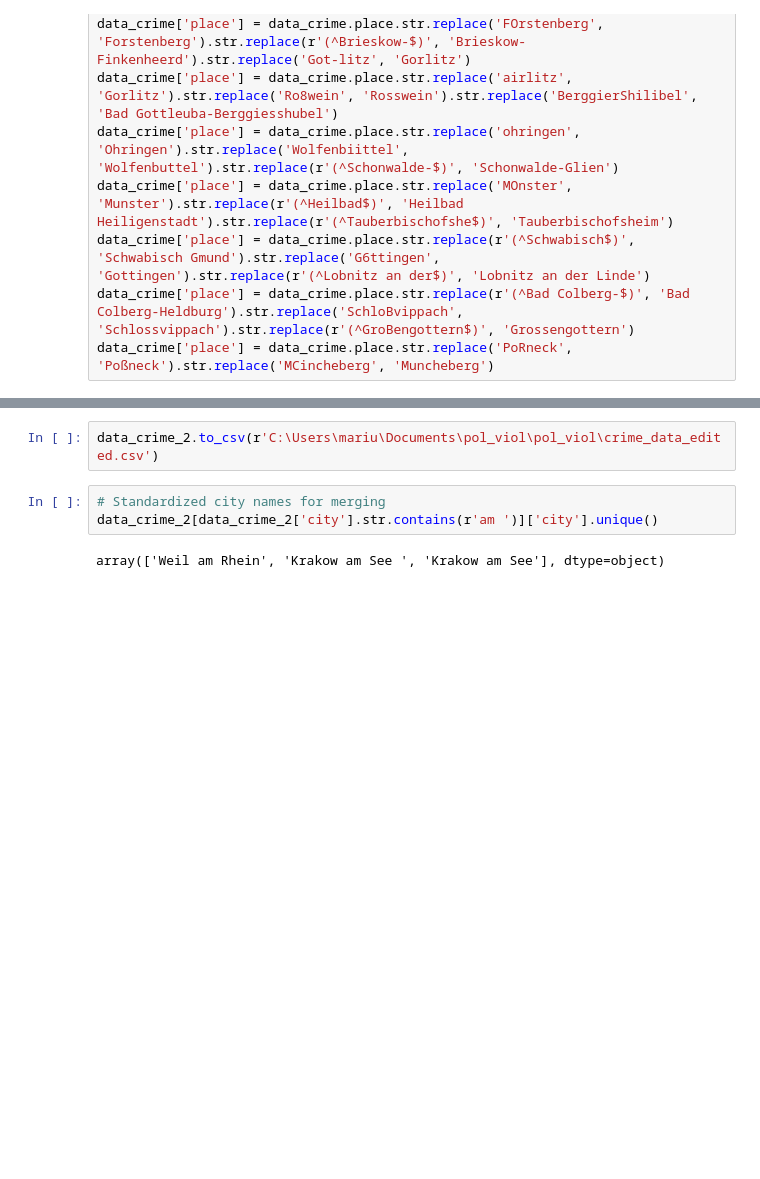
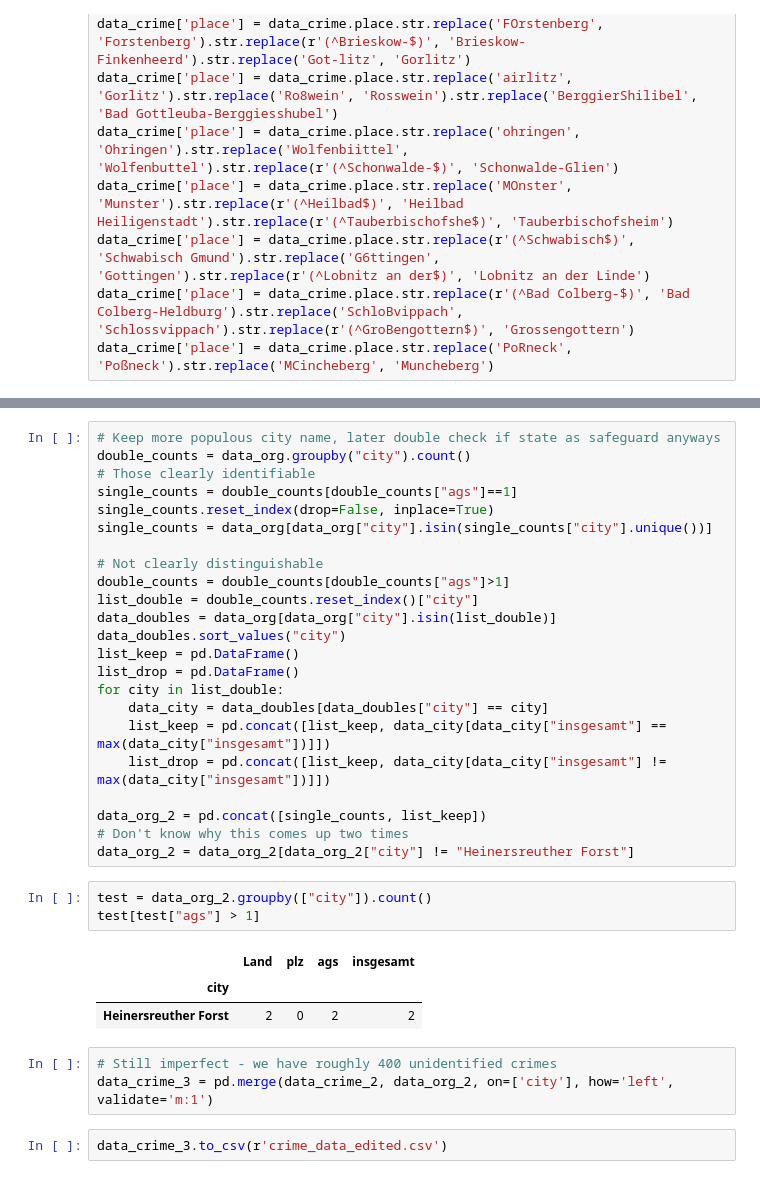
Before and after one commit to mariusgruenewald/pol_viol, a Jupyter notebook: pol_viol/crime_data_prep.ipynb, the cells around one changed output, grey strips where cells are left out. Cells and saved outputs as stored; diff of their text form; blank space fills up the shorter version.

Commit message:
data cleaning fix follow up

```diff
--- a/pol_viol/crime_data_prep.ipynb
+++ b/pol_viol/crime_data_prep.ipynb
@@ -185,7 +191,35 @@ data_crime_2.loc[data_crime_2['party'].str.contains('IN'), 'party'] = 'SPD'
+# %%
+# Keep more populous city name, later double check if state as safeguard anyways
+double_counts = data_org.groupby("city").count()
+# Those clearly identifiable
+single_counts = double_counts[double_counts["ags"]==1]
+single_counts.reset_index(drop=False, inplace=True)
+single_counts = data_org[data_org["city"].isin(single_counts["city"].unique())]
+
+# Not clearly distinguishable
+double_counts = double_counts[double_counts["ags"]>1]
+list_double = double_counts.reset_index()["city"]
+data_doubles = data_org[data_org["city"].isin(list_double)]
+data_doubles.sort_values("city")
+list_keep = pd.DataFrame()
+list_drop = pd.DataFrame()
+for city in list_double:
+    data_city = data_doubles[data_doubles["city"] == city]
+    list_keep = pd.concat([list_keep, data_city[data_city["insgesamt"] == max(data_city["insgesamt"])]])
+    list_drop = pd.concat([list_keep, data_city[data_city["insgesamt"] != max(data_city["insgesamt"])]])
+
+data_org_2 = pd.concat([single_counts, list_keep])
+# Don't know why this comes up two times
+data_org_2 = data_org_2[data_org_2["city"] != "Heinersreuther Forst"]
+# %%
+test = data_org_2.groupby(["city"]).count()
+test[test["ags"] > 1]
+# %% [output]
+|  | Land | plz | ags | insgesamt |
+| city |  |  |  |  |
+| Heinersreuther Forst | 2 | 0 | 2 | 2 |
+# %%
+# Still imperfect - we have roughly 400 unidentified crimes
+data_crime_3 = pd.merge(data_crime_2, data_org_2, on=['city'], how='left', validate='m:1')
 # %%
-data_crime_2.to_csv(r'C:\Users\mariu\Documents\pol_viol\pol_viol\crime_data_edited.csv')
+data_crime_3.to_csv(r'crime_data_edited.csv')
-# %%
-# Standardized city names for merging
-data_crime_2[data_crime_2['city'].str.contains(r'am ')]['city'].unique()
-# %% [output]
-array(['Weil am Rhein', 'Krakow am See ', 'Krakow am See'], dtype=object)
```
Also changed, not shown: parts of 5 cells of this notebook, 2 other files.
